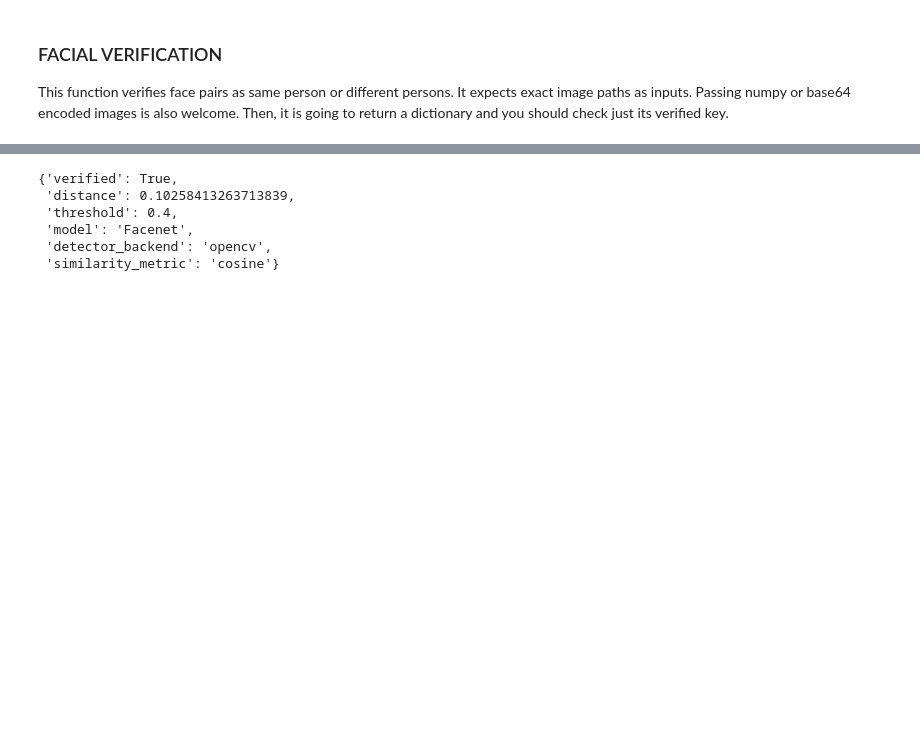
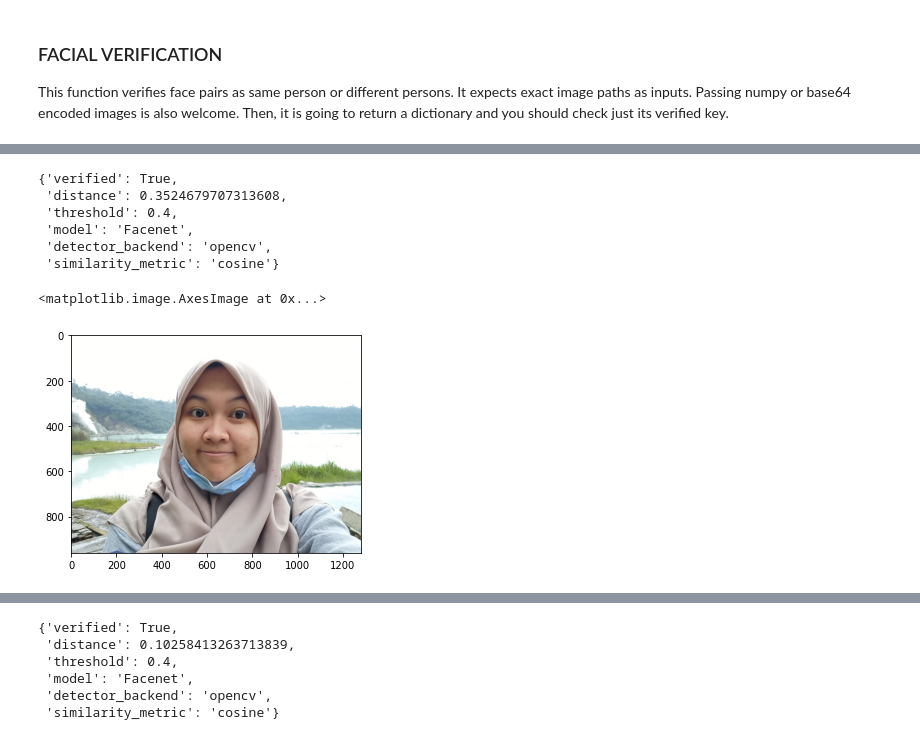
Before and after one commit to zharmedia386/deepface, a Jupyter notebook: DeepFace.ipynb, the cells around one changed output, grey strips where cells are left out. Drawn from its saved outputs; the diff is of its cells as text; code cells hidden in the pictures; blank space fills up the shorter version.

```diff
--- a/DeepFace.ipynb
+++ b/DeepFace.ipynb
@@ -51,0 +47,17 @@ This function verifies face pairs as same person or different persons. It expect
+# %%
+result = DeepFace.verify(img1_path = img__dhiya, img2_path = img__dhiya2, model_name = model_name)
+result
+# %% [output]
+{'verified': True,
+ 'distance': 0.3524679707313608,
+ 'threshold': 0.4,
+ 'model': 'Facenet',
+ 'detector_backend': 'opencv',
+ 'similarity_metric': 'cosine'}
+# %%
+img_4 = cv2.imread("G:\\00_ZHAR_PROJECT_1\JTK_POLBAN\\00_SEMESTER 5\Pengolahan Citra Digital Praktek\deepface\\tests\dataset\\akademik\\syelvie.jpeg")
+gray = cv2.cvtColor(img_4, cv2.COLOR_BGR2RGB)
+plt.imshow(gray)
+# %% [output]
+<matplotlib.image.AxesImage at 0x...>
+[figure, added]
```
Also changed, not shown: parts of 30 cells of this notebook, 44 other files.
